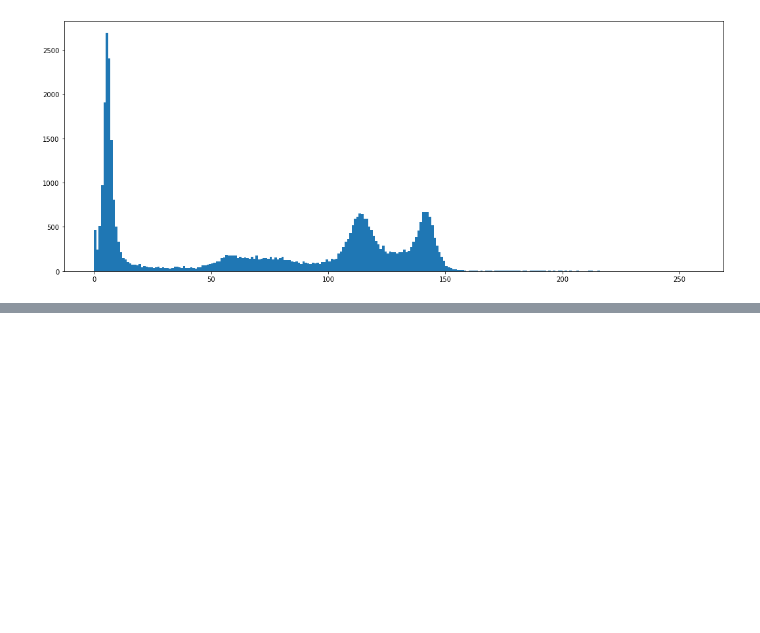
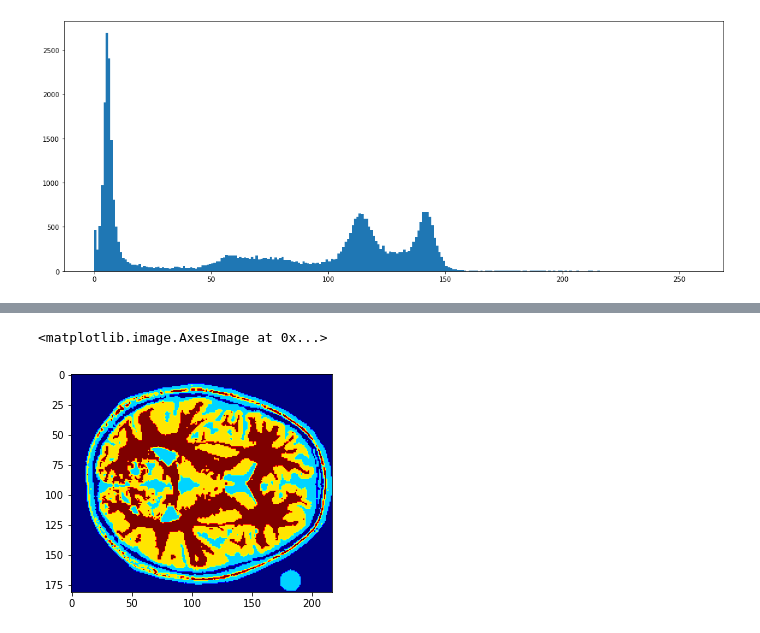
Before and after one commit to IgnacioArellano/Images_processing_using_python, a Jupyter notebook: GMM_segmentation.ipynb, the cells around one changed output, grey strips where cells are left out. Saved outputs shown, nothing was run; the diff lists cells and outputs as text; code cells hidden in the pictures; blank space fills up the shorter version.

```diff
--- a/GMM_segmentation.ipynb
+++ b/GMM_segmentation.ipynb
@@ -13,6 +13,7 @@ def normal_dist(x , mean , sd):
 # %%
 I = cv2.imread('subject05_80.jpg')
 I = cv2.cvtColor(I, cv2.COLOR_BGR2GRAY)
+nf,nc=I.shape
 plt.imshow(I,cmap='gray')
 # %% [output]
 <matplotlib.image.AxesImage at 0x...>
@@ -108,0 +88,11 @@ for ite in range(10):
+# %%
+for model in range(nm):
+    pdf[model,:]=phi[model]*normal_dist(Ir , med[model] , devstd[model])
+Irt=np.argmax(pdf,axis=0)
+# print(nf*nc)
+#print(Irt.shape)
+Irt=np.reshape(Irt, (nf, nc))
+plt.imshow(Irt,cmap='jet')
+# %% [output]
+<matplotlib.image.AxesImage at 0x...>
+[figure, added]
```
Also changed, not shown: parts of 5 cells of this notebook, 3 other files.
